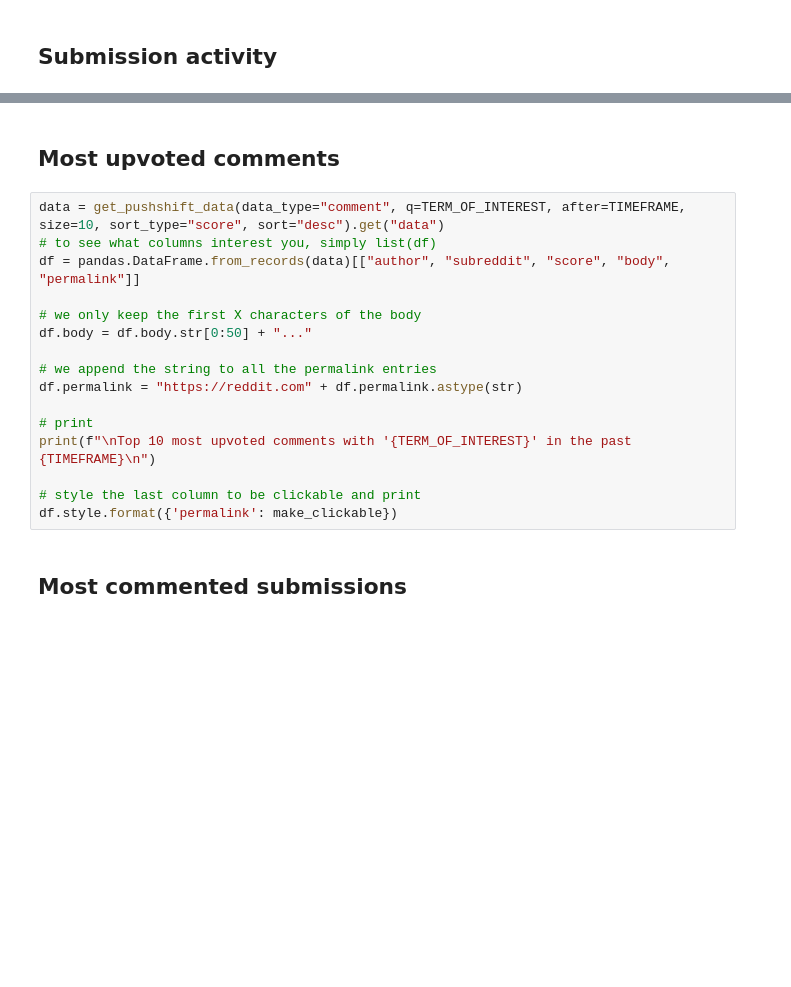
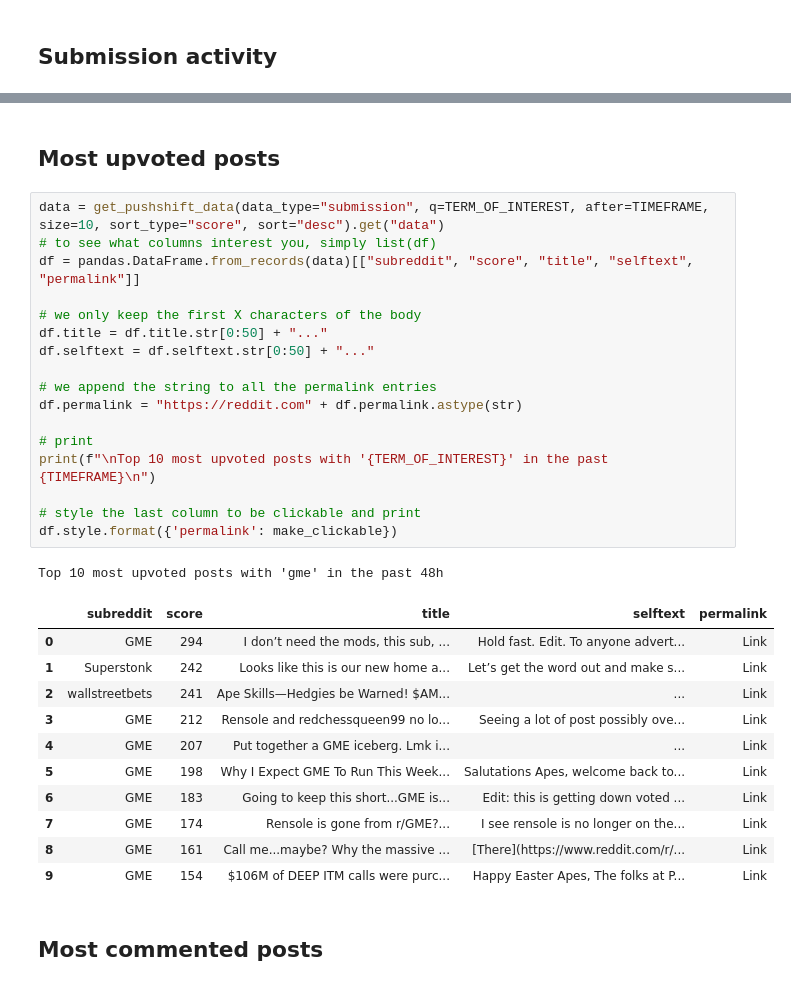
Before and after one commit to rielleriri/FAHedgeHog, a Jupyter notebook: notebooks/Dashboard.ipynb, the cells around one changed output, grey strips where cells are left out. Cells and saved outputs as stored; diff of their text form; blank space fills up the shorter version.

```diff
--- a/notebooks/Dashboard.ipynb
+++ b/notebooks/Dashboard.ipynb
@@ -198,23 +155,37 @@ px.bar(df,
 # %% [markdown]
-## Most upvoted comments <a class="anchor" id="3"></a>
+## Most upvoted posts <a class="anchor" id="3"></a>
 # %%
-data = get_pushshift_data(data_type="comment", q=TERM_OF_INTEREST, after=TIMEFRAME, size=10, sort_type="score", sort="desc").get("data")
+data = get_pushshift_data(data_type="submission", q=TERM_OF_INTEREST, after=TIMEFRAME, size=10, sort_type="score", sort="desc").get("data")
 # to see what columns interest you, simply list(df)
-df = pandas.DataFrame.from_records(data)[["author", "subreddit", "score", "body", "permalink"]]
+df = pandas.DataFrame.from_records(data)[["subreddit", "score", "title", "selftext", "permalink"]]
 
 # we only keep the first X characters of the body
-df.body = df.body.str[0:50] + "..."
+df.title = df.title.str[0:50] + "..."
+df.selftext = df.selftext.str[0:50] + "..."
 
 # we append the string to all the permalink entries
 df.permalink = "https://reddit.com" + df.permalink.astype(str)
 
 # print
-print(f"\nTop 10 most upvoted comments with '{TERM_OF_INTEREST}' in the past {TIMEFRAME}\n")
+print(f"\nTop 10 most upvoted posts with '{TERM_OF_INTEREST}' in the past {TIMEFRAME}\n")
 
 # style the last column to be clickable and print
 df.style.format({'permalink': make_clickable})
+# %% [output]
+Top 10 most upvoted posts with 'gme' in the past 48h
+|  | subreddit | score | title | selftext | permalink |
+| 0 | GME | 294 | I don’t need the mods, this sub, ... | Hold fast. Edit. To anyone advert... | Link |
+| 1 | Superstonk | 242 | Looks like this is our new home a... | Let’s get the word out and make s... | Link |
+| 2 | wallstreetbets | 241 | Ape Skills—Hedgies be Warned! $AM... | ... | Link |
+| 3 | GME | 212 | Rensole and redchessqueen99 no lo... | Seeing a lot of post possibly ove... | Link |
+| 4 | GME | 207 | Put together a GME iceberg. Lmk i... | ... | Link |
+| 5 | GME | 198 | Why I Expect GME To Run This Week... | Salutations Apes, welcome back to... | Link |
+| 6 | GME | 183 | Going to keep this short...GME is... | Edit: this is getting down voted ... | Link |
+| 7 | GME | 174 | Rensole is gone from r/GME?... | I see rensole is no longer on the... | Link |
+| 8 | GME | 161 | Call me...maybe? Why the massive ... | [There](https://www.reddit.com/r/... | Link |
+| 9 | GME | 154 | $106M of DEEP ITM calls were purc... | Happy Easter Apes, The folks at P... | Link |
 # %% [markdown]
-## Most commented submissions <a class="anchor" id="4"></a>
+## Most commented posts <a class="anchor" id="4"></a>
 # %%
 data = get_pushshift_data(data_type="submission", q=TERM_OF_INTEREST, after=TIMEFRAME, size=10, sort_type="num_comments", sort="desc").get("data")
 
```
Also changed, not shown: parts of 8 cells of this notebook.
